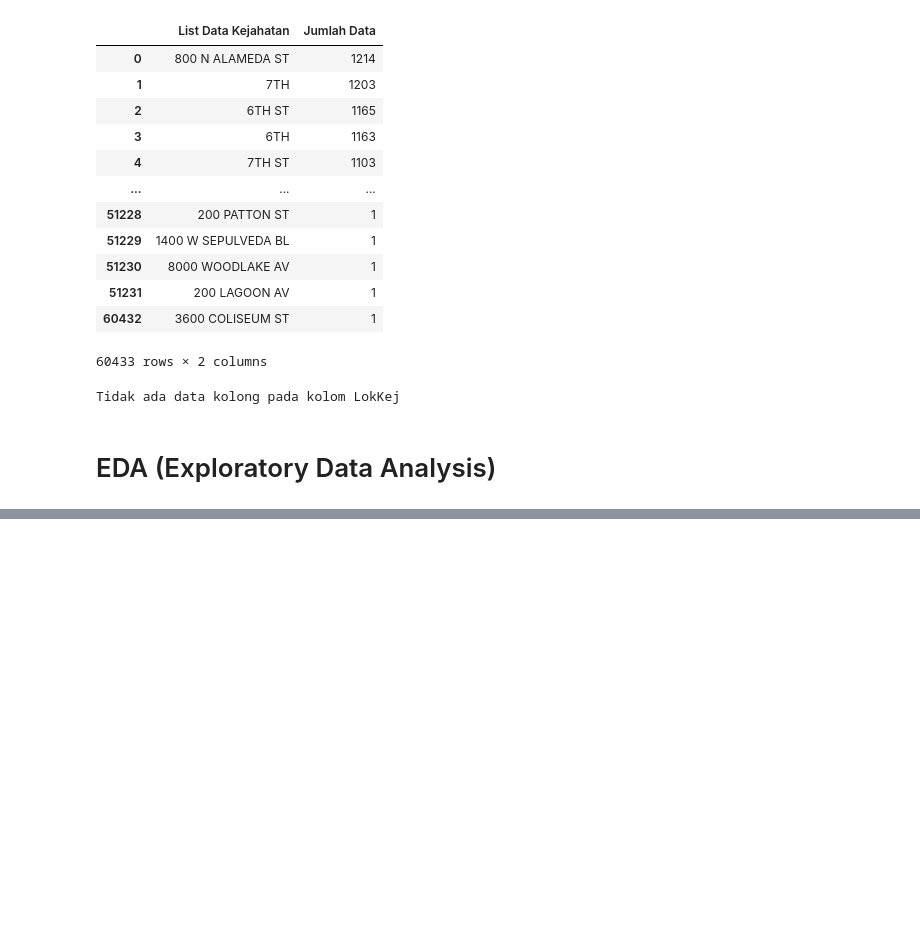
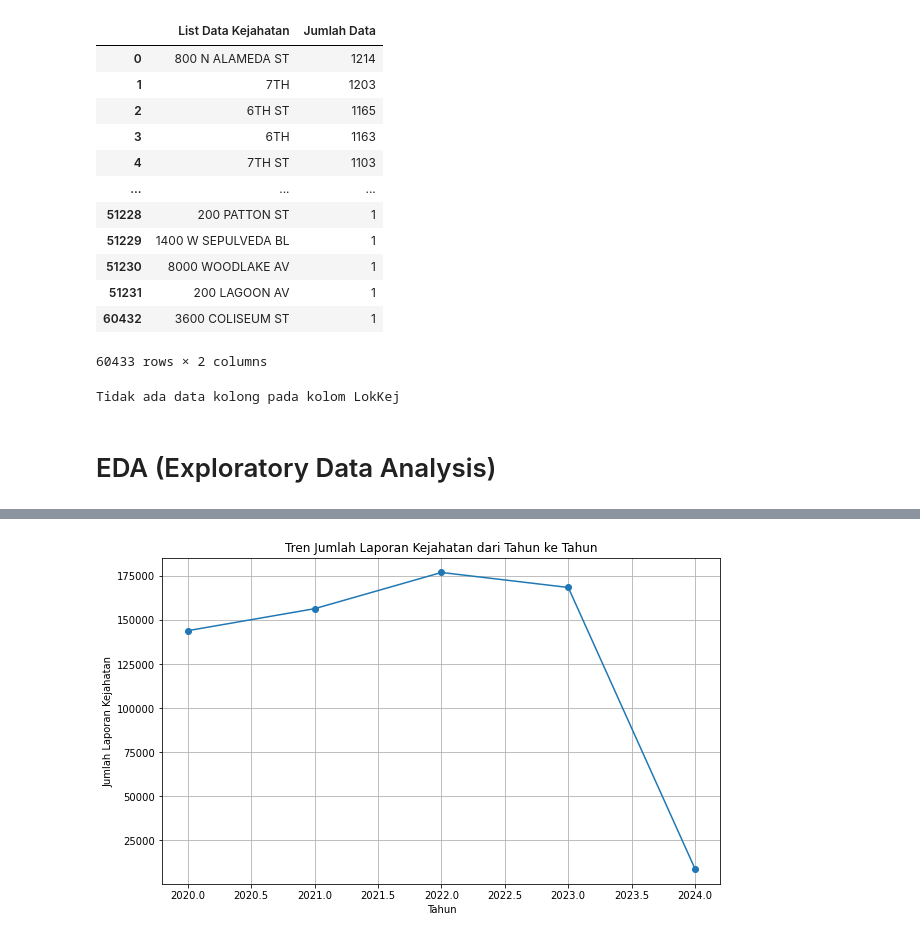
Before and after one commit to RIFF7/capstone-project, a Jupyter notebook: capstone_project.ipynb, the cells around one changed output, grey strips where cells are left out. Saved outputs shown, nothing was run; the diff lists cells and outputs as text; code cells hidden in the pictures; blank space fills up the shorter version.

Commit message:
Melakukan tahap EDA Ke-1

```diff
--- a/capstone_project.ipynb
+++ b/capstone_project.ipynb
@@ -1089,0 +1102,4 @@ view_dataFrame
+# %%
+# Mengonversi kolom 'TglLpr' dan 'TglOcc' menjadi tipe data datetime
+data_clean['TglLpr'] = pd.to_datetime(data_clean['TglLpr'])
+data_clean['TglOcc'] = pd.to_datetime(data_clean['TglOcc'])
@@ -1089,0 +1117,7 @@ view_dataFrame
+# %%
+# Mengetahui tren kejadian dari waktu ke waktu
+# Menambahkan kolom 'Year' dan 'Month' untuk analisis
+data_clean['Year_Lpr'] = data_clean['TglLpr'].dt.year
+data_clean['Month_Lpr'] = data_clean['TglLpr'].dt.month
+data_clean['Year_Occ'] = data_clean['TglOcc'].dt.year
+data_clean['Month_Occ'] = data_clean['TglOcc'].dt.month
@@ -1089,0 +1145,17 @@ view_dataFrame
+# %%
+# Melakukan agregasi berdasarkan tahun untuk melihat tren
+# jumlah laporan kejahatan dari waktu ke waktu
+
+# Agregasi jumlah laporan kejahatan berdasarkan tahun
+yearly_report_count = data_clean.groupby('Year_Lpr').size()
+
+# Plot tren jumlah laporan kejahatan dari waktu ke waktu
+plt.figure(figsize=(10, 6))
+yearly_report_count.plot(kind='line', marker='o')
+plt.title('Tren Jumlah Laporan Kejahatan dari Tahun ke Tahun')
+plt.xlabel('Tahun')
+plt.ylabel('Jumlah Laporan Kejahatan')
+plt.grid(True)
+plt.show()
+# %% [output]
+[figure, added]
```
Also changed, not shown: parts of 15 cells of this notebook, 1 other file.
